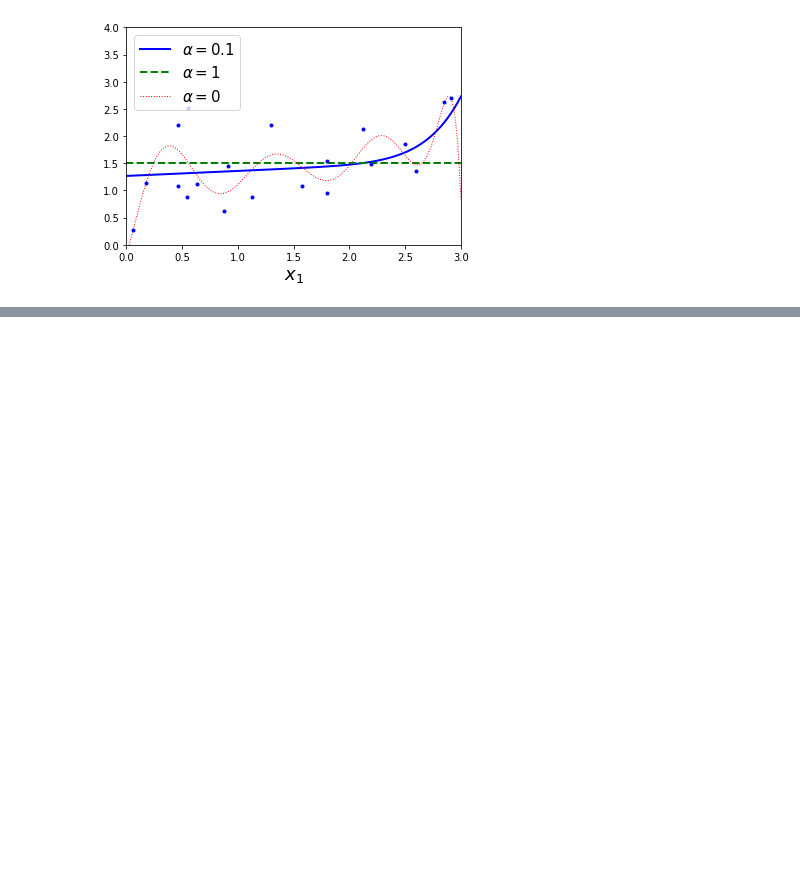
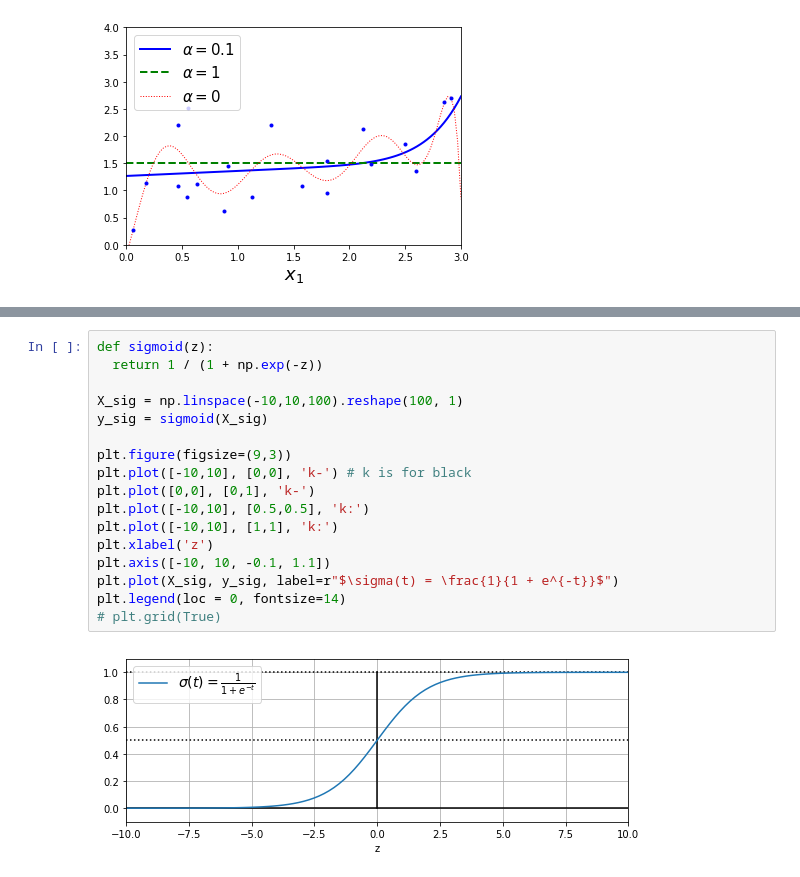
Before and after one commit to ChiaraAlba/Decision-Tree, a Jupyter notebook: practice.ipynb, the cells around one changed output, grey strips where cells are left out. Drawn from its saved outputs; the diff is of its cells as text; blank space fills up the shorter version.

```diff
--- a/practice.ipynb
+++ b/practice.ipynb
@@ -465,0 +512,19 @@ plot_model(ElasticNet, polynomial=True, alphas=(0.1, 1, 0), random_state=42, l1_
+# %%
+def sigmoid(z):
+  return 1 / (1 + np.exp(-z))
+
+X_sig = np.linspace(-10,10,100).reshape(100, 1)
+y_sig = sigmoid(X_sig)
+
+plt.figure(figsize=(9,3))
+plt.plot([-10,10], [0,0], 'k-') # k is for black
+plt.plot([0,0], [0,1], 'k-')
+plt.plot([-10,10], [0.5,0.5], 'k:')
+plt.plot([-10,10], [1,1], 'k:')
+plt.xlabel('z')
+plt.axis([-10, 10, -0.1, 1.1])
+plt.plot(X_sig, y_sig, label=r"$\sigma(t) = \frac{1}{1 + e^{-t}}$")
+plt.legend(loc = 0, fontsize=14)
+# plt.grid(True)
+# %% [output]
+[figure, added]
```
Also changed, not shown: parts of 23 cells of this notebook.
